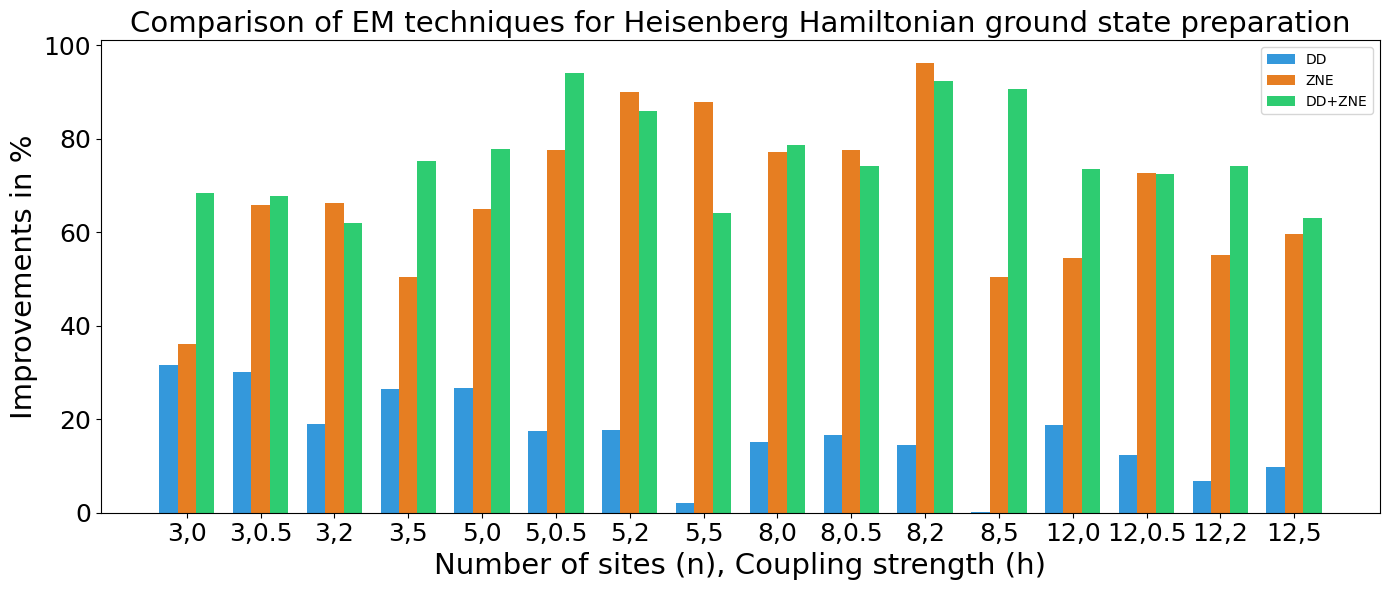
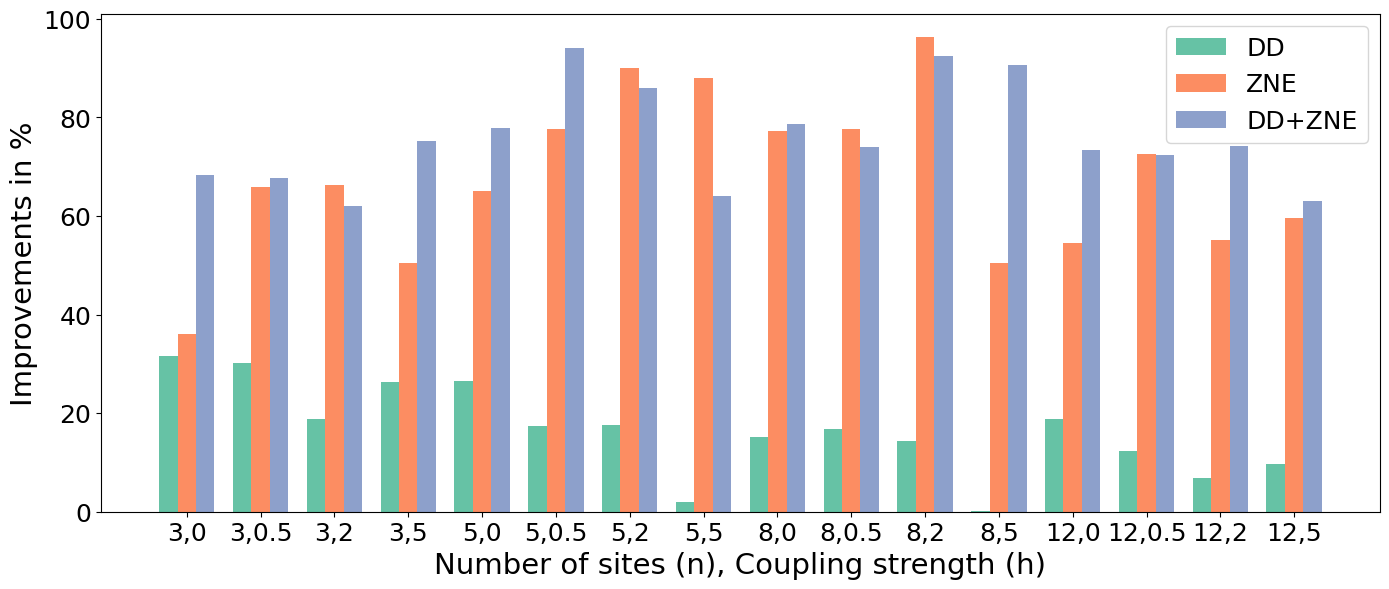
The change to this notebook cell's code, shown as a diff; its figure went from the first image to the second:
--- before
+++ after
@@ -15,16 +15,17 @@
 # 3. Create the bars
 # We offset each bar by the width to keep them grouped
-rects1 = ax.bar(x - width, dd_values, width, label='DD', color='#3498db')
-rects2 = ax.bar(x, zne_values, width, label='ZNE', color='#e67e22')
-rects3 = ax.bar(x + width, dd_zne_values, width, label='DD+ZNE', color='#2ecc71')
+rects1 = ax.bar(x - width, dd_values, width, label='DD', color=color_dd)
+rects2 = ax.bar(x, zne_values, width, label='ZNE', color=color_zne)
+rects3 = ax.bar(x + width, dd_zne_values, width, label='DD+ZNE', color=color_dd_zne)
 
 ax.set_xlabel('Number of sites (n), Coupling strength (h)', fontsize=21)
 ax.set_ylabel('Improvements in %', fontsize=21)
-ax.set_title('Comparison of EM techniques for Heisenberg Hamiltonian ground state preparation', fontsize=21)
+# ax.set_title('Comparison of EM techniques for Heisenberg Hamiltonian ground state preparation', fontsize=21)
 ax.set_xticks(x)
 ax.set_xticklabels(groups) # Rotated for better readability
 ax.tick_params(axis='both', which='major', labelsize=18)
-ax.legend()
+ax.legend(fontsize=18, loc='best')
 
 plt.tight_layout()
+plt.savefig('heisenberg_gsp.pdf')
 plt.show()

Commit: Update plots colors and legends.